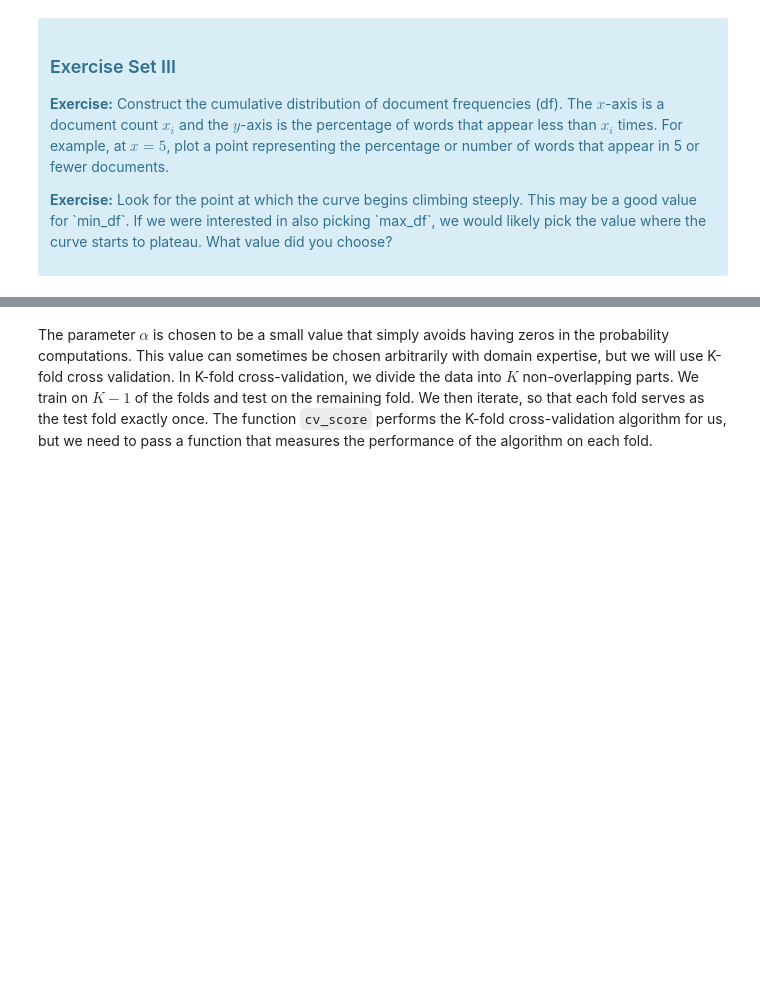
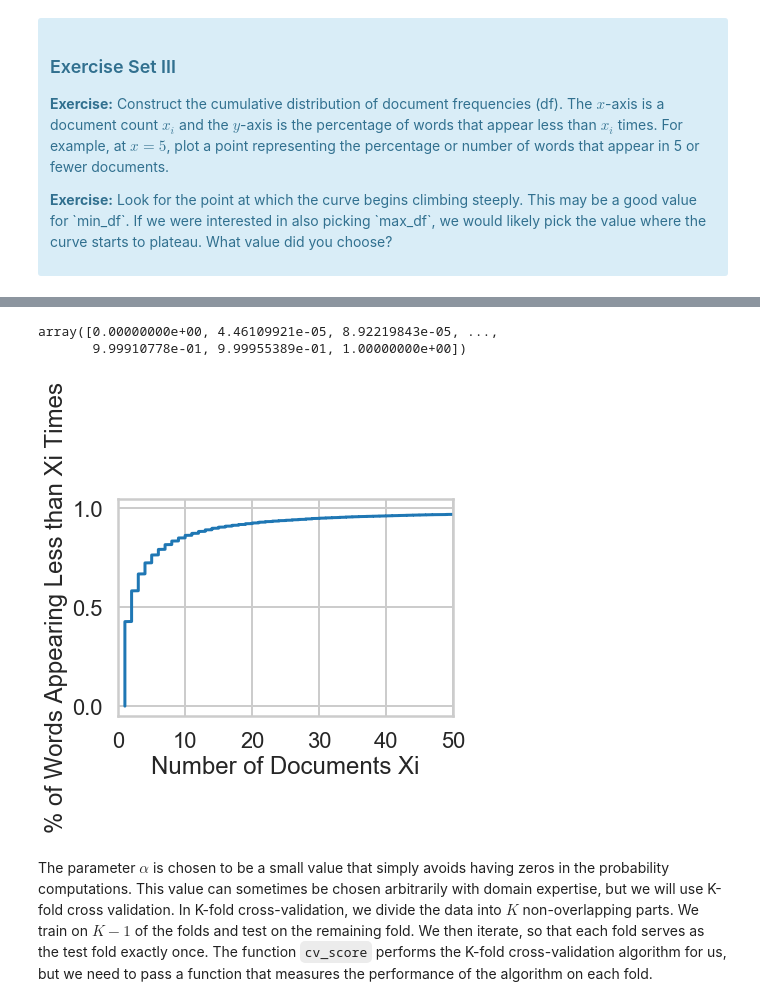
Before and after one commit to karinahou/springboard, a Jupyter notebook: Mini_Project_Naive_Bayes.ipynb, the cells around one changed output, grey strips where cells are left out. Drawn from its saved outputs; the diff is of its cells as text; code cells hidden in the pictures; blank space fills up the shorter version.

```diff
--- a/Mini_Project_Naive_Bayes.ipynb
+++ b/Mini_Project_Naive_Bayes.ipynb
@@ -284,0 +298,5 @@ First, let's find an appropriate value for `min_df` for the `CountVectorizer`. `
+# %%
+# Your turn.
+df = np.sum(X>0,axis=0)
+sorted_df = np.sort(df).reshape(-1,1)
+yvals=np.arange(len(sorted_df))/float(len(sorted_df)-1)
@@ -285,3 +317,16 @@ First, let's find an appropriate value for `min_df` for the `CountVectorizer`. `
+# %%
+yvals
+# %% [output]
+array([0.00000000e+00, 4.46109921e-05, 8.92219843e-05, ...,
+       9.99910778e-01, 9.99955389e-01, 1.00000000e+00])
+# %%
+plt.plot(sorted_df,yvals)
+plt.xlim([0,50])
+plt.xlabel('Number of Documents Xi')
+plt.ylabel('% of Words Appearing Less than Xi Times')
+plt.show()
+# %% [output]
+[figure, added]
 # %% [markdown]
 The parameter $\alpha$ is chosen to be a small value that simply avoids having zeros in the probability computations. This value can sometimes be chosen arbitrarily with domain expertise, but we will use K-fold cross validation. In K-fold cross-validation, we divide the data into $K$ non-overlapping parts. We train on $K-1$ of the folds and test on the remaining fold. We then iterate, so that each fold serves as the test fold exactly once. The function `cv_score` performs the K-fold cross-validation algorithm for us, but we need to pass a function that measures the performance of the algorithm on each fold.
 # %%
```
Also changed, not shown: parts of 16 cells of this notebook.
